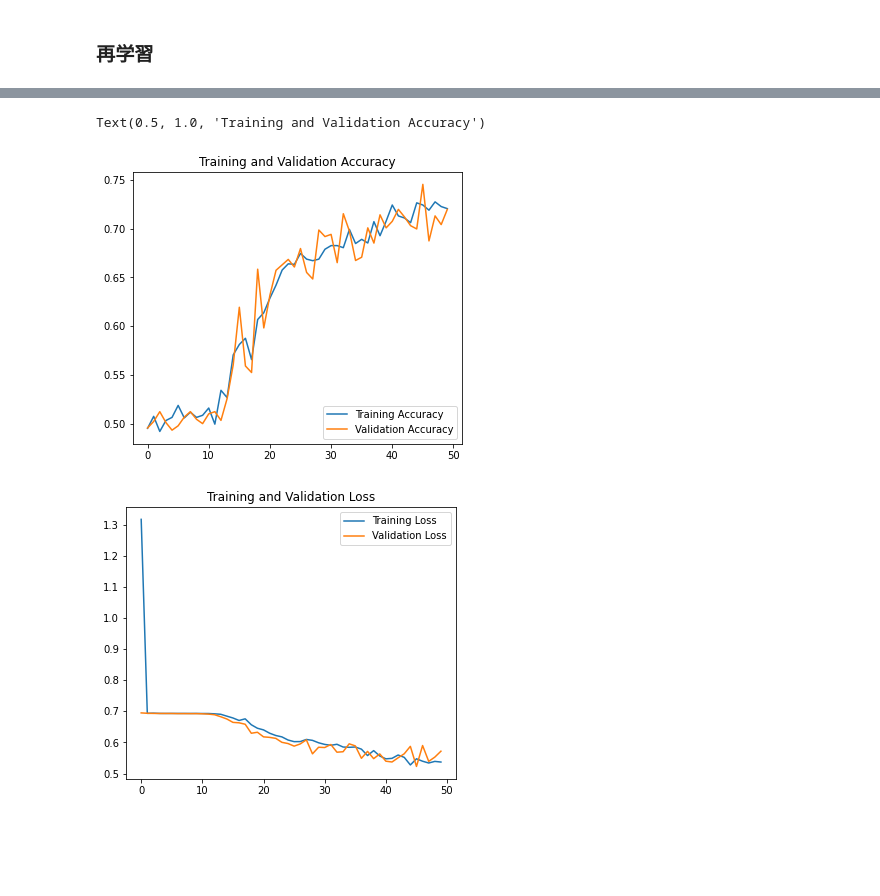
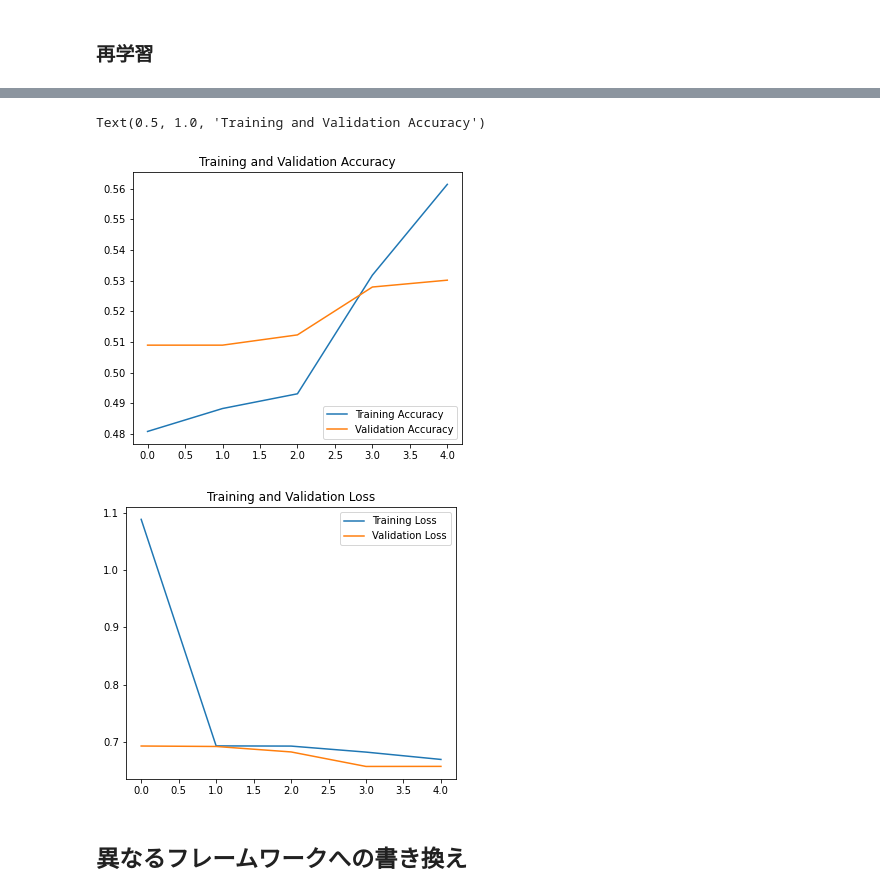
Before and after one commit to kamikami1107/diveintocode-ml, a Jupyter notebook: Sprint14-Keras.ipynb, the cells around one changed output, grey strips where cells are left out. Cells and saved outputs as stored; diff of their text form; code cells hidden in the pictures; blank space fills up the shorter version.

```diff
--- a/Sprint14-Keras.ipynb
+++ b/Sprint14-Keras.ipynb
@@ -118,7 +95,7 @@ Total training images: 2000
 Total validation images: 1000
 # %%
 batch_size = 128
-epochs = 50
+epochs = 5
 IMG_HEIGHT = 150
 IMG_WIDTH = 150
 # %% [markdown]
@@ -485,21 +456,21 @@ Epoch 50/50
 # %%
-acc = history.history['accuracy']
-val_acc = history.history['val_accuracy']
+acc = history.history['acc']
+val_acc = history.history['val_acc']
 
 loss = history.history['loss']
 val_loss = history.history['val_loss']
 
 epochs_range = range(epochs)
 
 plt.figure(figsize=(13, 5))
 plt.subplot(1, 2, 1)
 plt.plot(epochs_range, acc, label='Training Accuracy')
 plt.plot(epochs_range, val_acc, label='Validation Accuracy')
 plt.legend(loc='lower right')
 plt.title('Training and Validation Accuracy')
 # %% [output]
 Text(0.5, 1.0, 'Training and Validation Accuracy')
-[figure, old version]
+[figure, new version]
 # %%
 plt.figure(figsize=(13, 5))
 plt.subplot(1, 2, 2)
@@ -509,4 +480,6 @@ plt.legend(loc='upper right')
 plt.title('Training and Validation Loss')
 plt.show()
 # %% [output]
-[figure, old version]
+[figure, new version]
+# %% [markdown]
+## 異なるフレームワークへの書き換え
```
Also changed, not shown: parts of 66 cells of this notebook.
